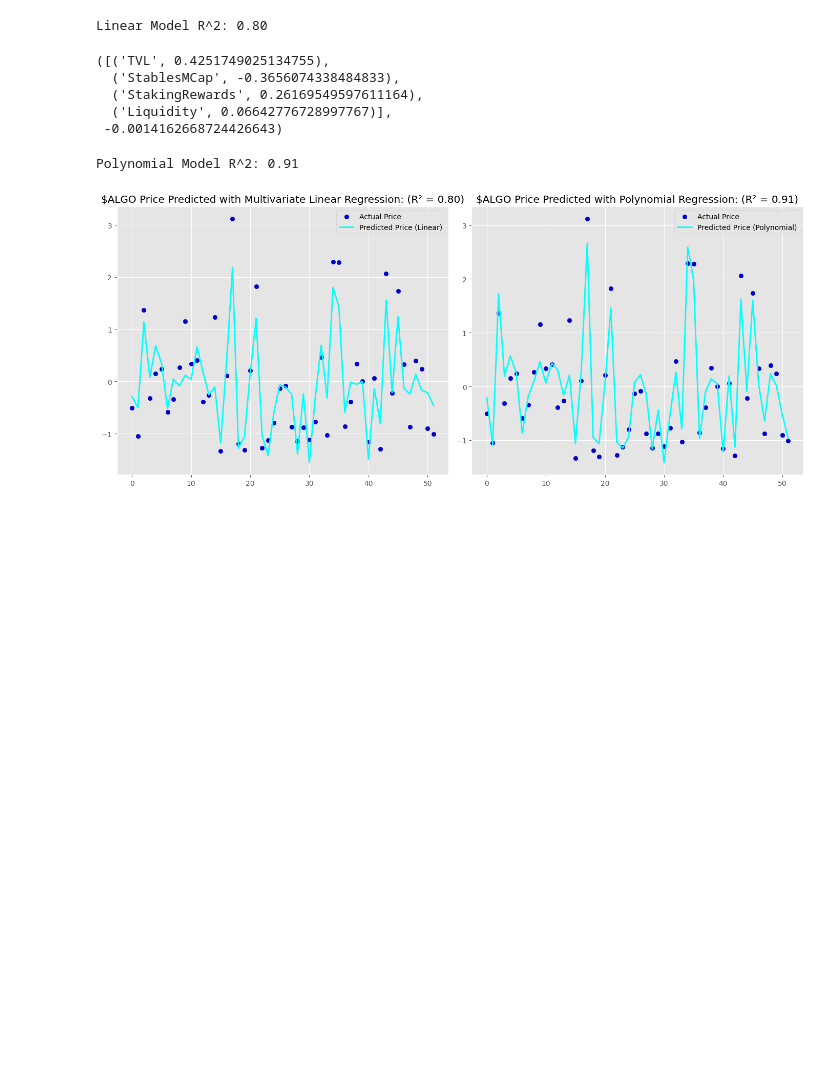
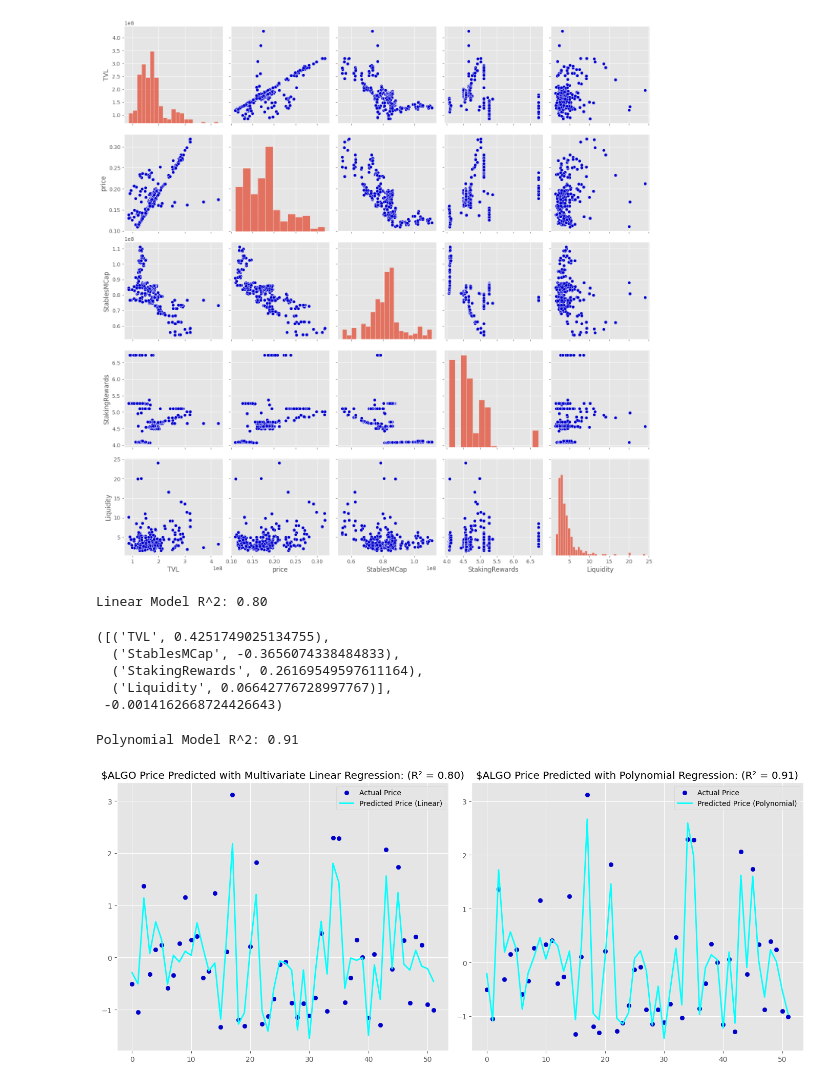
Before and after one commit to MarcLlopart/TVL-Regression-Analysis, a Jupyter notebook: multivariable_analysis.ipynb, the cells around one changed output. Drawn from its saved outputs; the diff is of its cells as text; code cells hidden in the pictures; blank space fills up the shorter version.

```diff
--- a/multivariable_analysis.ipynb
+++ b/multivariable_analysis.ipynb
@@ -61,3 +67,11 @@ algorand.head()
+# %%
+sns.pairplot(algorand[['TVL', 'price', 'StablesMCap', 'StakingRewards', 'Liquidity']],
+             height=3, aspect=1,
+             corner=False,
+             plot_kws={'color': 'mediumblue'})
+plt.show()
+# %% [output]
+[figure, added]
 # %%
 X = algorand[['TVL', 'StablesMCap', 'StakingRewards', 'Liquidity']]
 y = algorand['price']
```
Also changed, not shown: parts of 4 cells of this notebook.
